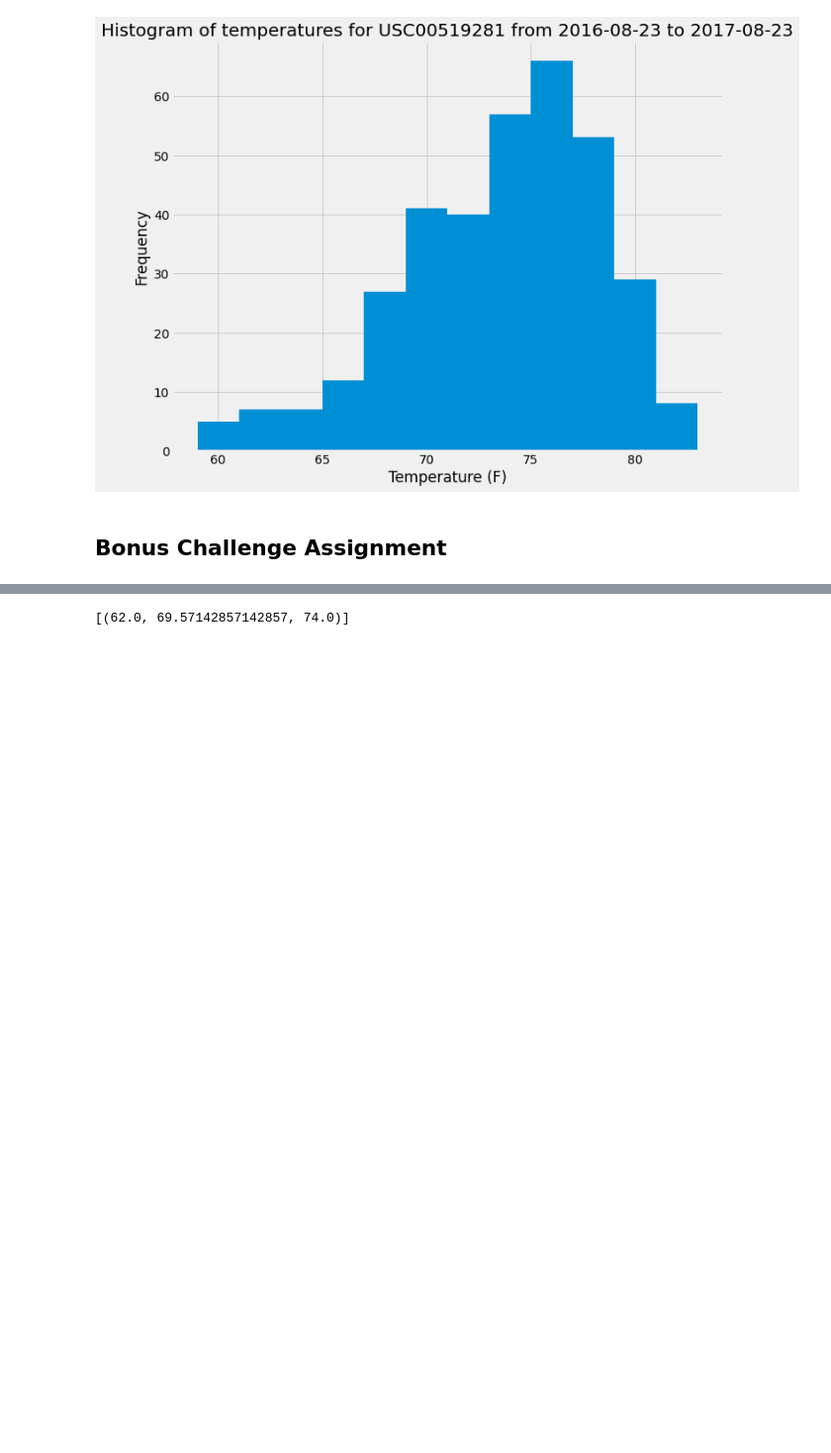
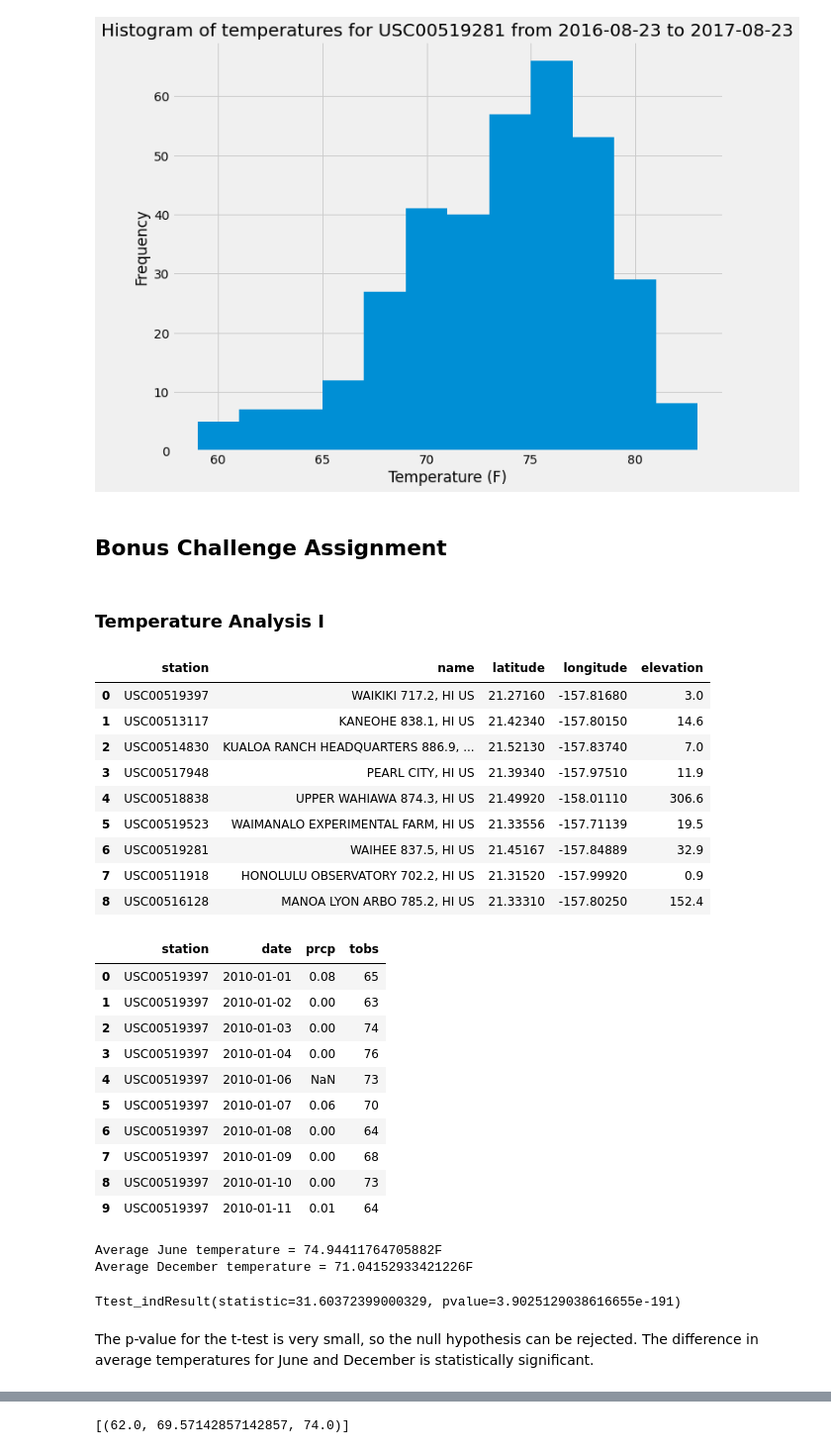
Before and after one commit to etassone1974/sqlalchemy-challenge, a Jupyter notebook: climate_starter.ipynb, the cells around one changed output, grey strips where cells are left out. Shown: that part at 99% size. Cells and saved outputs as stored; diff of their text form; code cells hidden in the pictures; blank space fills up the shorter version.

```diff
--- a/climate_starter.ipynb
+++ b/climate_starter.ipynb
@@ -188,3 +189,82 @@ ax.set_title("Histogram of temperatures for USC00519281 from 2016-08-23 to 2017-
 [figure]
 # %% [markdown]
 ## Bonus Challenge Assignment
+# %% [markdown]
+### Temperature Analysis I
+# %%
+# Location of CSV data files
+measurements_path = "Resources/hawaii_measurements.csv"
+stations_path = "Resources/hawaii_stations.csv"
+
+# Read the mouse data and the study results
+hawaii_measurements = pd.read_csv(measurements_path)
+hawaii_stations = pd.read_csv(stations_path)
+
+# Display a preview of the DataFrames
+display(hawaii_stations)
+display(hawaii_measurements.head(10))
+
+# Identify the average temperature in June at all stations across all available years in the dataset
+
+# Convert date column to datatime
+hawaii_measurements["date"] = pd.to_datetime(hawaii_measurements["date"])
+
+# Extract all the tobs i.e. temperatures across all years for June
+june_tobs = hawaii_measurements[hawaii_measurements["date"].dt.month == 6]["tobs"]
+
+# Place the June temperatures into a DataFrame
+june_tobs_df = pd.DataFrame(june_tobs)
+
+# Convert DataFrame to list of temperatures in June
+june_tobs_list = june_tobs_df["tobs"].tolist()
+
+# Calculate average of June temperatures
+avg_june_tobs = june_tobs_df.mean()
+
+# Extract all the tobs i.e. temperatures across all years for December
+december_tobs = hawaii_measurements[hawaii_measurements["date"].dt.month == 12]["tobs"]
+
+# Place the June temperatures into a DataFrame
+december_tobs_df = pd.DataFrame(december_tobs)
+
+# Convert DataFrame to list of temperatures in December
+december_tobs_list = december_tobs_df["tobs"].tolist()
+
+# Calculate average of December temperatures
+avg_december_tobs = december_tobs_df.mean()
+
+# Display average temperatures for June and December
+print(f"Average June temperature = {avg_june_tobs[0]}F")
+print(f"Average December temperature = {avg_december_tobs[0]}F")
+
+# Unpaired (independent) t-test
+# Using unpaired as comparing means of different groups
+# Null hypothesis is that means of June and December are the same
+stats.ttest_ind(june_tobs_list, december_tobs_list)
+# %% [output]
+|  | station | name | latitude | longitude | elevation |
+| 0 | USC00519397 | WAIKIKI 717.2, HI US | 21.27160 | -157.81680 | 3.0 |
+| 1 | USC00513117 | KANEOHE 838.1, HI US | 21.42340 | -157.80150 | 14.6 |
+| 2 | USC00514830 | KUALOA RANCH HEADQUARTERS 886.9, ... | 21.52130 | -157.83740 | 7.0 |
+| 3 | USC00517948 | PEARL CITY, HI US | 21.39340 | -157.97510 | 11.9 |
+| 4 | USC00518838 | UPPER WAHIAWA 874.3, HI US | 21.49920 | -158.01110 | 306.6 |
+| 5 | USC00519523 | WAIMANALO EXPERIMENTAL FARM, HI US | 21.33556 | -157.71139 | 19.5 |
+| 6 | USC00519281 | WAIHEE 837.5, HI US | 21.45167 | -157.84889 | 32.9 |
+| 7 | USC00511918 | HONOLULU OBSERVATORY 702.2, HI US | 21.31520 | -157.99920 | 0.9 |
+| 8 | USC00516128 | MANOA LYON ARBO 785.2, HI US | 21.33310 | -157.80250 | 152.4 |
+|  | station | date | prcp | tobs |
+| 0 | USC00519397 | 2010-01-01 | 0.08 | 65 |
+| 1 | USC00519397 | 2010-01-02 | 0.00 | 63 |
+| 2 | USC00519397 | 2010-01-03 | 0.00 | 74 |
+| 3 | USC00519397 | 2010-01-04 | 0.00 | 76 |
+| 4 | USC00519397 | 2010-01-06 | NaN | 73 |
+| 5 | USC00519397 | 2010-01-07 | 0.06 | 70 |
+| 6 | USC00519397 | 2010-01-08 | 0.00 | 64 |
+| 7 | USC00519397 | 2010-01-09 | 0.00 | 68 |
+| 8 | USC00519397 | 2010-01-10 | 0.00 | 73 |
+| 9 | USC00519397 | 2010-01-11 | 0.01 | 64 |
+Average June temperature = 74.94411764705882F
+Average December temperature = 71.04152933421226F
+Ttest_indResult(statistic=31.60372399000329, pvalue=3.9025129038616655e-191)
+# %% [markdown]
+The p-value for the t-test is very small, so the null hypothesis can be rejected.  The difference in average temperatures for June and December is statistically significant.
```
Also changed, not shown: parts of 5 cells of this notebook.
